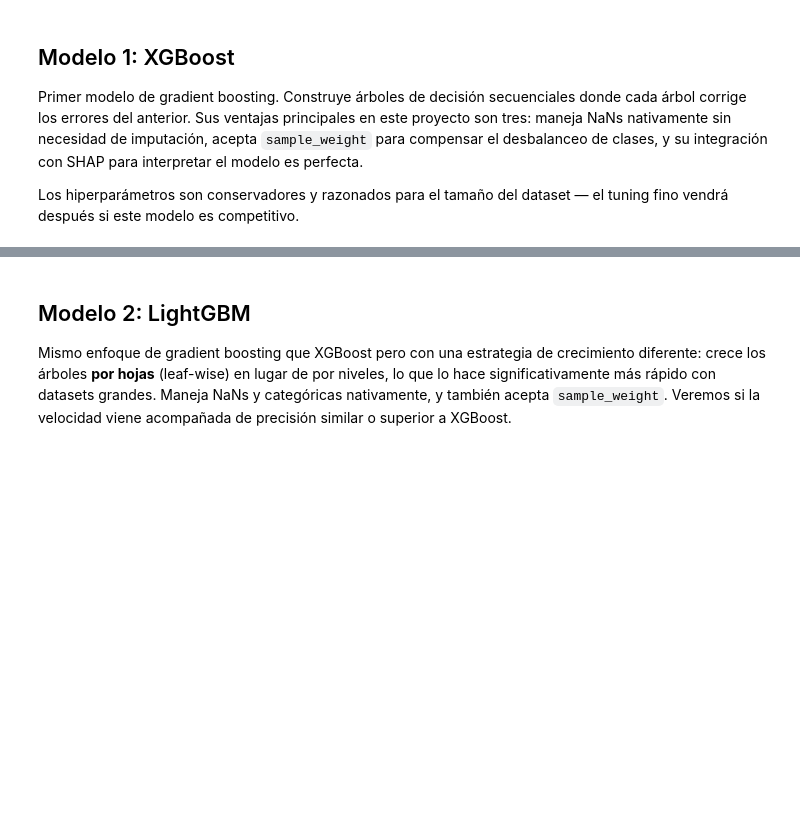
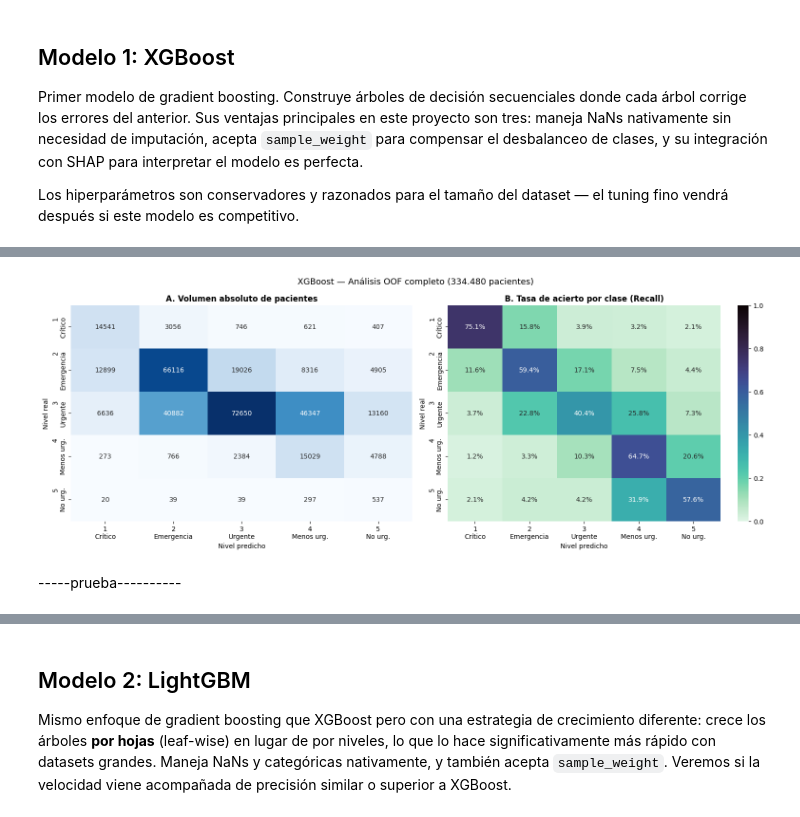
Before and after one commit to CarlosRubM/triaje-ia-tfg, a Jupyter notebook: notebooks/3_modeling/06_modeling.ipynb, the cells around one changed output, grey strips where cells are left out. Saved outputs shown, nothing was run; the diff lists cells and outputs as text; code cells hidden in the pictures; blank space fills up the shorter version.

```diff
--- a/notebooks/3_modeling/06_modeling.ipynb
+++ b/notebooks/3_modeling/06_modeling.ipynb
@@ -276,0 +293,71 @@ Mejora sobre Log. Reg:  +0.0451
+# %%
+import numpy as np
+import matplotlib.pyplot as plt
+import seaborn as sns
+from sklearn.metrics import classification_report, confusion_matrix
+
+# OOF correcto: reentrenamos con los mismos parámetros y early stopping
+oof_preds_xgb = np.zeros(len(y_train), dtype=np.int8)
+
+for fold, (idx_tr, idx_val) in enumerate(CV.split(X_tr_sel, y_train, groups=groups_train)):
+
+    X_fold_tr  = X_tr_sel.iloc[idx_tr]
+    X_fold_val = X_tr_sel.iloc[idx_val]
+    y_fold_tr  = y_train_xgb.iloc[idx_tr]
+    y_fold_val = y_train_xgb.iloc[idx_val]
+    sw_fold_tr  = sample_weights_train[idx_tr]
+    sw_fold_val = sample_weights_train[idx_val]
+
+    xgb.fit(
+        X_fold_tr, y_fold_tr,
+        sample_weight          = sw_fold_tr,
+        eval_set               = [(X_fold_val, y_fold_val)],
+        sample_weight_eval_set = [sw_fold_val],  # early stopping ponderado
+        verbose                = False,
+    )
+
+    # dtype explícito int8, escala 1-5
+    oof_preds_xgb[idx_val] = (xgb.predict(X_fold_val) + 1).astype(np.int8)
+
+print(f"OOF Macro F1 global: {macro_f1(y_train, oof_preds_xgb):.4f}")
+print(f"  (debería coincidir con el CV medio: {np.mean(scores_xgb):.4f})\n")
+
+# ---------------------------------------------------------
+# ANÁLISIS DE ERRORES: Texto y Visualización
+# ---------------------------------------------------------
+print("=" * 60)
+print("  REPORTE DE CLASIFICACIÓN GLOBAL (Out-Of-Fold XGBoost)")
+print("=" * 60)
+print(classification_report(
+    y_train, oof_preds_xgb,
+    digits=3,
+    target_names=["1-Crítico", "2-Emergencia", "3-Urgente",
+                  "4-Menos urg.", "5-No urg."]
+))
+
+etiquetas = ["1\nCrítico", "2\nEmergencia", "3\nUrgente",
+             "4\nMenos urg.", "5\nNo urg."]
+
+fig, axes = plt.subplots(1, 2, figsize=(16, 6))
+
+# A: Absoluta
+cm = confusion_matrix(y_train, oof_preds_xgb)
+sns.heatmap(cm, annot=True, fmt="d", cmap="Blues", ax=axes[0],
+            xticklabels=etiquetas, yticklabels=etiquetas, cbar=False)
+axes[0].set_title("A. Volumen absoluto de pacientes", fontsize=12, fontweight="bold")
+axes[0].set_xlabel("Nivel predicho")
+axes[0].set_ylabel("Nivel real")
+
+# B: Normalizada por fila (recall por clase)
+cm_norm = confusion_matrix(y_train, oof_preds_xgb, normalize="true")
+sns.heatmap(cm_norm, annot=True, fmt=".1%", cmap="mako_r", ax=axes[1],
+            xticklabels=etiquetas, yticklabels=etiquetas, vmin=0, vmax=1)
+axes[1].set_title("B. Tasa de acierto por clase (Recall)", fontsize=12, fontweight="bold")
+axes[1].set_xlabel("Nivel predicho")
+axes[1].set_ylabel("Nivel real")
+
+plt.suptitle("XGBoost — Análisis OOF completo (334.480 pacientes)", fontsize=13)
+plt.tight_layout()
+plt.savefig(FIGURES_DIR / "confusion_matrix_xgb_oof.png", dpi=150)
+plt.show()
+# %% [output]
@@ -276,0 +381,3 @@ Mejora sobre Log. Reg:  +0.0451
+[figure, added]
+# %% [markdown]
+-----prueba----------
```
Also changed, not shown: parts of 17 cells of this notebook, 19 other files.
